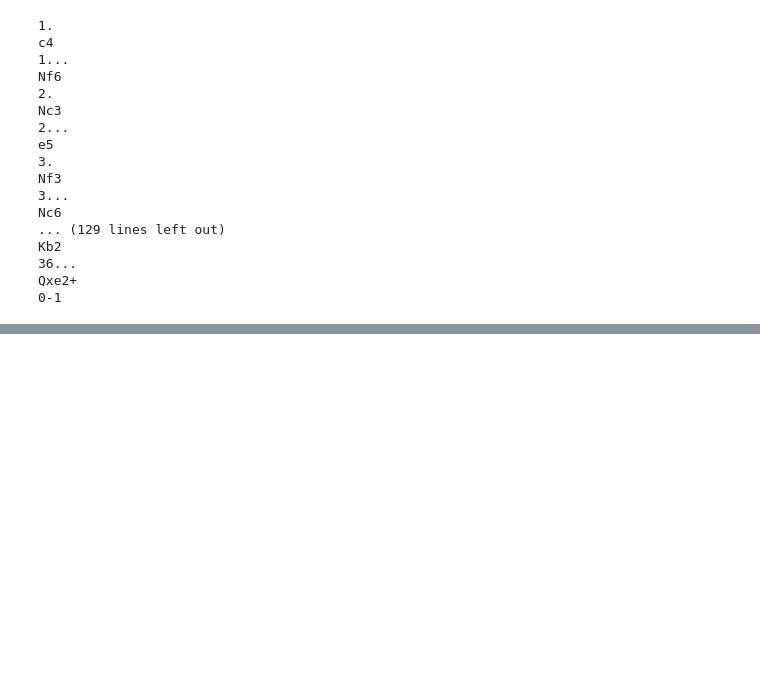
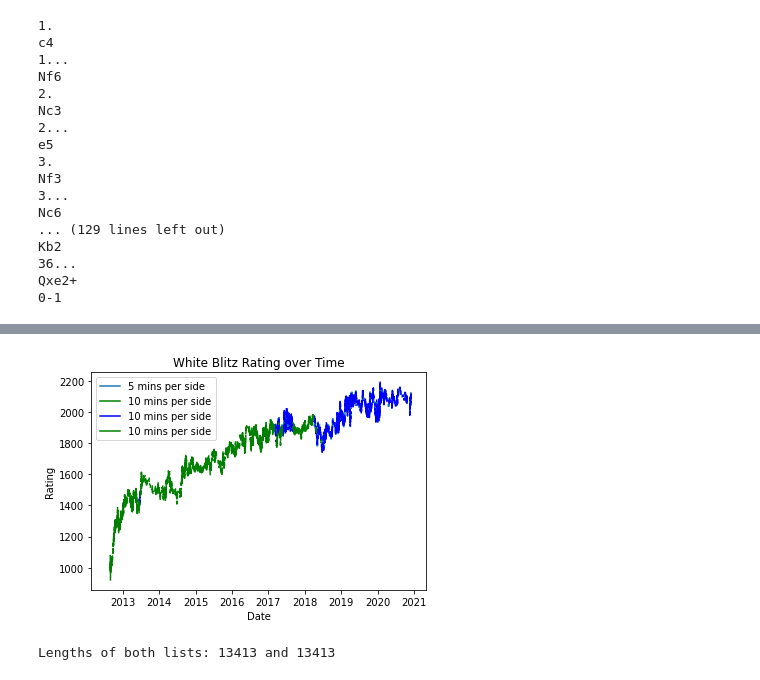
Before and after one commit to jsteele619/chess_scraping_project, a Jupyter notebook: creating_the_master_chess_df.ipynb, the cells around one changed output, grey strips where cells are left out. Saved outputs shown, nothing was run; the diff lists cells and outputs as text; code cells hidden in the pictures; blank space fills up the shorter version.

Commit message:
graphs

```diff
--- a/creating_the_master_chess_df.ipynb
+++ b/creating_the_master_chess_df.ipynb
@@ -236,4 +294,10 @@ the_master_df.head()
 # %%
+# Changing datatypes
 the_master_df['date'] = pd.to_datetime(the_master_df['date'])
-the_master_df['white_rating'].astype(int)
-the_master_df['black_rating'].astype(int)
+the_master_df = the_master_df.dropna()
+the_master_df['white_rating'] = the_master_df['white_rating'].astype(int)
+the_master_df['black_rating'] = the_master_df['black_rating'].astype(int)
+
+#No no no
+#the_master_df['white_bool'] = the_master_df['white_bool'].astype(int)
+#the_master_df['black_bool'] = the_master_df['black_bool'].astype(int)
@@ -258,0 +347,54 @@ the_master_df['white_result'].value_counts()
+# %%
+# Creating DF for each time control
+white_df5 = the_master_df.where(the_master_df['white_name'] == 'jsteele619').where(the_master_df['time_control'] == '300')
+black_df5 = the_master_df.where(the_master_df['black_name'] == 'jsteele619').where(the_master_df['time_control'] == '300')
+white_df10 = the_master_df.where(the_master_df['white_name'] == 'jsteele619').where(the_master_df['time_control'] == '600')
+black_df10 = the_master_df.where(the_master_df['black_name'] == 'jsteele619').where(the_master_df['time_control'] == '600')
+# %%
+# Graphing Blitz Rating results by time control
+fig = plt.figure()
+ax = plt.axes()
+
+ax.plot(white_df5["date"], white_df5["white_rating"], label="5 mins per side")
+ax.plot(white_df10["date"], white_df10["white_rating"], label="10 mins per side", color='green')
+ax.plot(black_df5["date"], black_df5["black_rating"], label="10 mins per side", color='blue')
+ax.plot(black_df10["date"], black_df10["black_rating"], label="10 mins per side", color='green')
+
+ax.legend(loc="best")
+plt.title("White Blitz Rating over Time")
+plt.xlabel("Date")
+plt.ylabel("Rating")
+plt.savefig("graphs/whiteblitz.png")
+plt.show()
+# %% [output]
+[figure, added]
+# %%
+#Getting the bins for graphing
+white_graph_time = []
+black_graph_time = []
+
+for time in white_df['time']:
+    white_graph_time.append(time.hour)
+
+for time in black_df['time']:
+    black_graph_time.append(time.hour)
+
+#Getting the list of bool results for graphing
+
+white_graph_bool = []
+black_graph_bool = []
+
+for bools in white_df['white_bool']:
+    white_graph_bool.append(bools)
+
+for bools in black_df['black_bool']:
+    black_graph_bool.append(bools)
+
+#Combining lists
+
+big_graph_time = white_graph_time + black_graph_time
+big_graph_bool = white_graph_bool + black_graph_bool
+
+print(f'Lengths of both lists: {len(big_graph_bool)} and {len(big_graph_time)}')
+# %% [output]
+Lengths of both lists: 13413 and 13413
```
Also changed, not shown: parts of 23 cells of this notebook, 5 other files.
